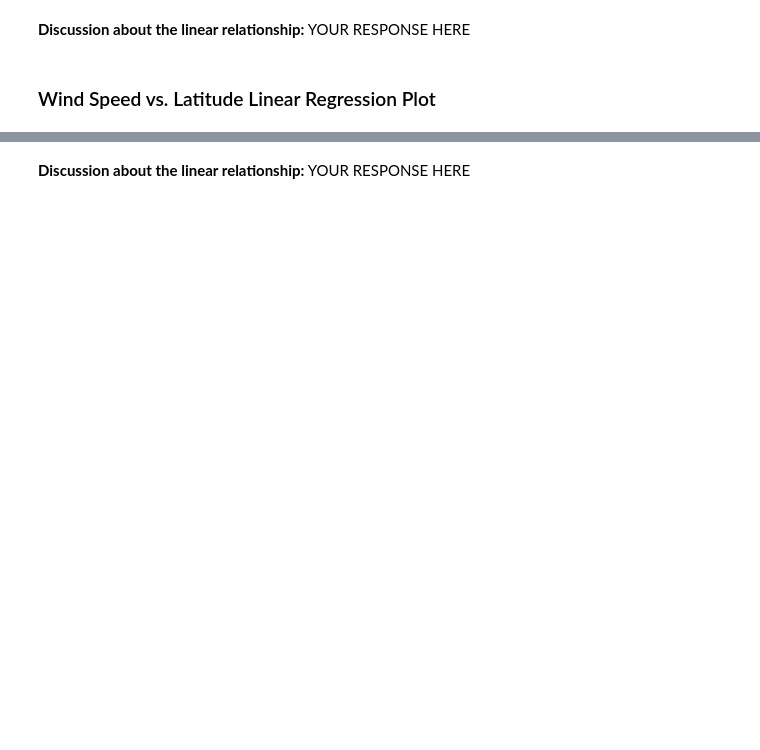
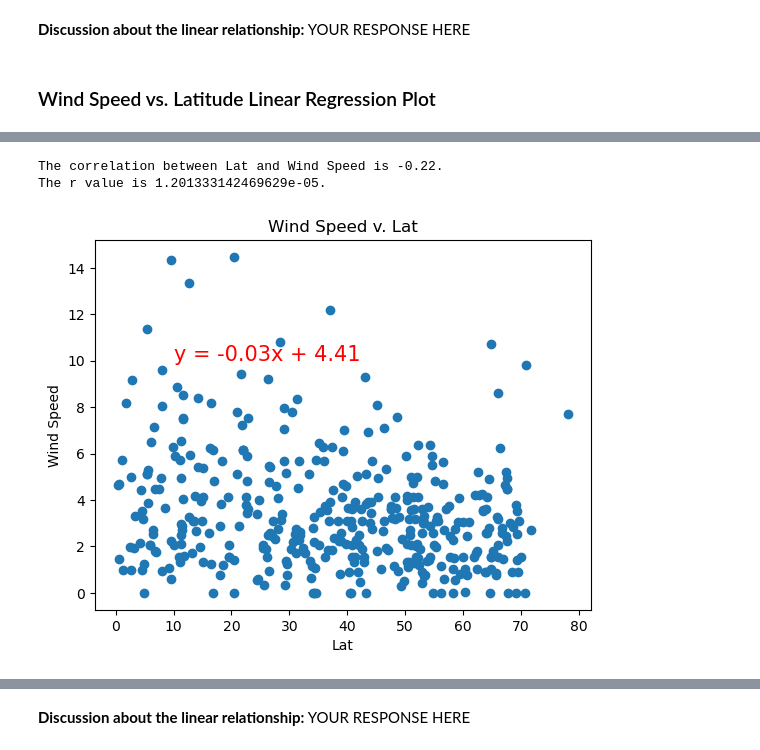
Before and after one commit to proman2520/python-api-challenge, a Jupyter notebook: WeatherPy.ipynb, the cells around one changed output, grey strips where cells are left out. Saved outputs shown, nothing was run; the diff lists cells and outputs as text; code cells hidden in the pictures; blank space fills up the shorter version.

```diff
--- a/WeatherPy.ipynb
+++ b/WeatherPy.ipynb
@@ -379,0 +376,7 @@ The r-value is: 0.062239040700515696
+# %%
+# Northern Hemisphere
+plot_linreg(northern_hemi_df, "Lat", "Wind Speed")
+# %% [output]
+The correlation between Lat and Wind Speed is -0.22.
+The r value is 1.201333142469629e-05.
+[figure, added]
```
Also changed, not shown: parts of 21 cells of this notebook, 5 other files.
